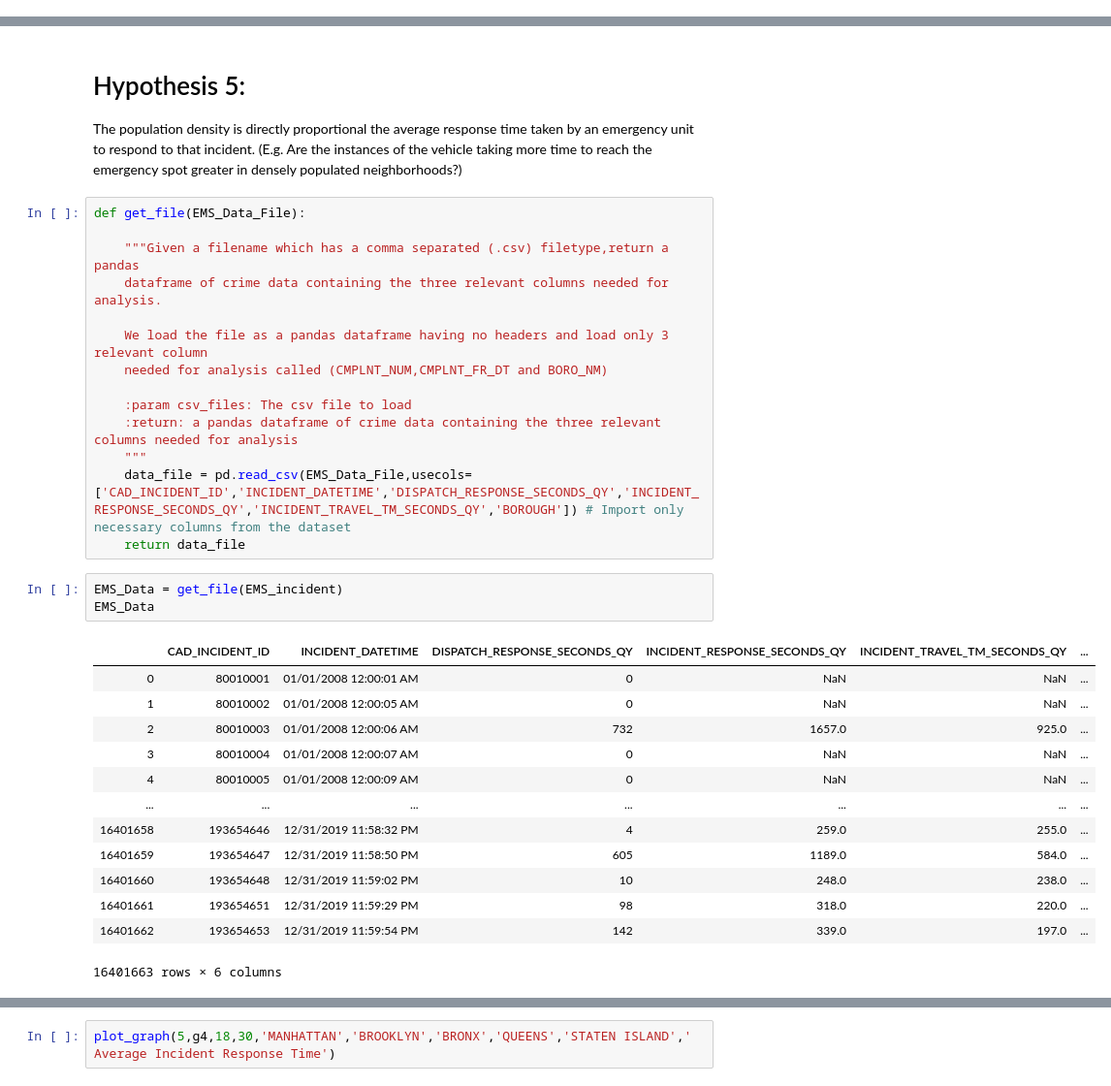
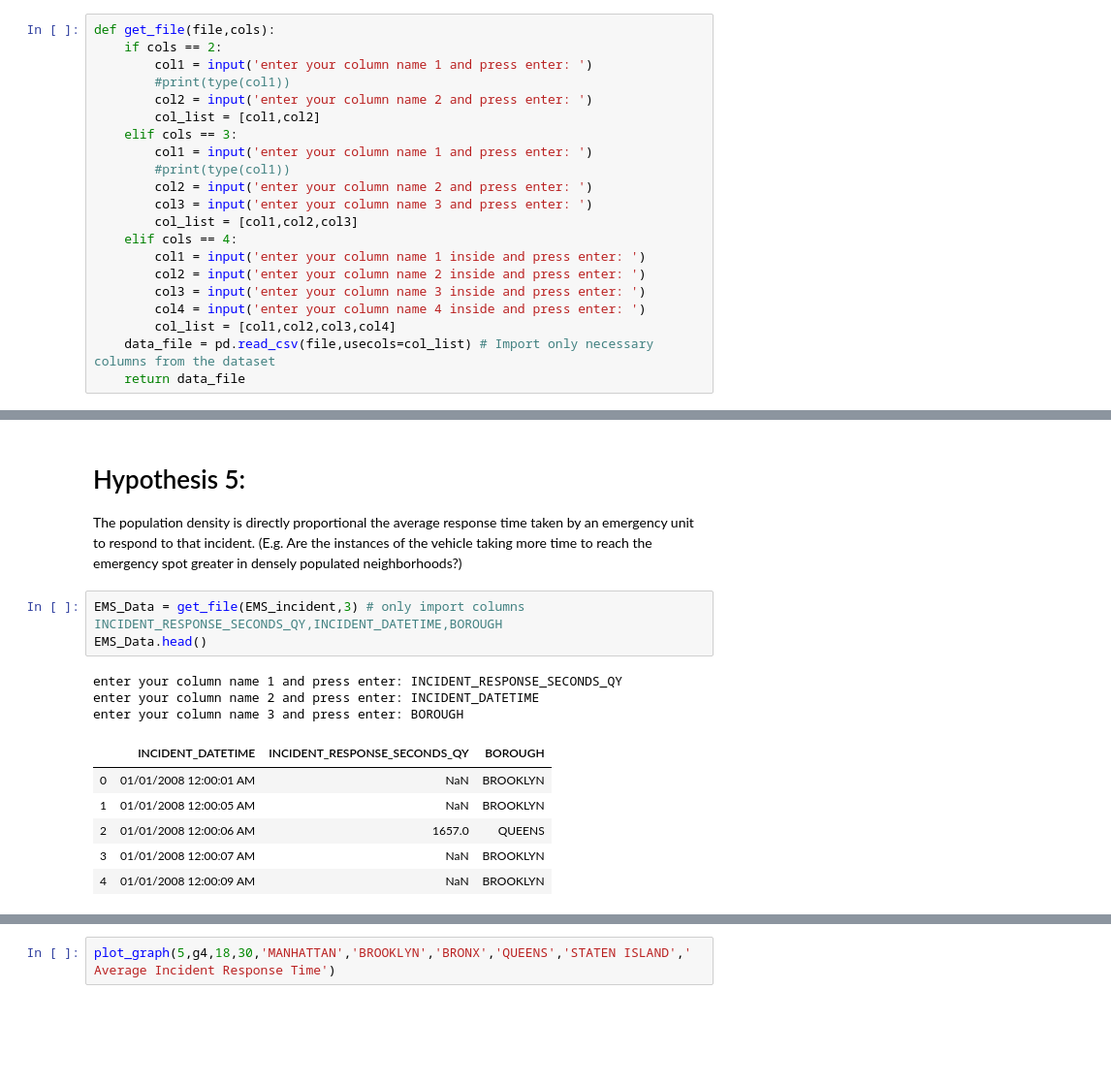
Before and after one commit to rahulrohri/PR_FP_RahulMegha, a Jupyter notebook: Final Project PR_v10.ipynb, the cells around one changed output, grey strips where cells are left out. Shown at 97% size. Saved outputs shown, nothing was run; the diff lists cells and outputs as text; blank space fills up the shorter version.

```diff
--- a/Final Project PR_v10.ipynb
+++ b/Final Project PR_v10.ipynb
@@ -55,0 +77,21 @@ NYC_Complaint_Data = get_file(Complaints)
+# %%
+def get_file(file,cols):
+    if cols == 2:
+        col1 = input('enter your column name 1 and press enter: ')
+        #print(type(col1))
+        col2 = input('enter your column name 2 and press enter: ')
+        col_list = [col1,col2]
+    elif cols == 3:
+        col1 = input('enter your column name 1 and press enter: ')
+        #print(type(col1))
+        col2 = input('enter your column name 2 and press enter: ')
+        col3 = input('enter your column name 3 and press enter: ')
+        col_list = [col1,col2,col3]
+    elif cols == 4:
+        col1 = input('enter your column name 1 inside and press enter: ')
+        col2 = input('enter your column name 2 inside and press enter: ')
+        col3 = input('enter your column name 3 inside and press enter: ')
+        col4 = input('enter your column name 4 inside and press enter: ')
+        col_list = [col1,col2,col3,col4]
+    data_file = pd.read_csv(file,usecols=col_list) # Import only necessary columns from the dataset
+    return data_file
@@ -740,34 +576,16 @@ plot_graph(5,g3,18,30,'BURGLARY','FELONY ASSAULT','FORGERY','FRAUDS','HARRASSMEN
 # %% [markdown]
 # Hypothesis 5:
 The population density is directly proportional the average response time taken by an emergency unit to respond to that incident. (E.g. Are the instances of the vehicle taking more time to reach the emergency spot greater in densely populated neighborhoods?)
-# %%
-def get_file(EMS_Data_File):
-
-    """Given a filename which has a comma separated (.csv) filetype,return a pandas
-    dataframe of crime data containing the three relevant columns needed for analysis.
-
-    We load the file as a pandas dataframe having no headers and load only 3 relevant column
-    needed for analysis called (CMPLNT_NUM,CMPLNT_FR_DT and BORO_NM)
-
-    :param csv_files: The csv file to load
-    :return: a pandas dataframe of crime data containing the three relevant columns needed for analysis
-    """
-    data_file = pd.read_csv(EMS_Data_File,usecols=['CAD_INCIDENT_ID','INCIDENT_DATETIME','DISPATCH_RESPONSE_SECONDS_QY','INCIDENT_RESPONSE_SECONDS_QY','INCIDENT_TRAVEL_TM_SECONDS_QY','BOROUGH']) # Import only necessary columns from the dataset
-    return data_file
 # %%
-EMS_Data = get_file(EMS_incident)
-EMS_Data
+EMS_Data = get_file(EMS_incident,3) # only import columns INCIDENT_RESPONSE_SECONDS_QY,INCIDENT_DATETIME,BOROUGH
+EMS_Data.head()
 # %% [output]
+enter your column name 1 and press enter: INCIDENT_RESPONSE_SECONDS_QY
+enter your column name 2 and press enter: INCIDENT_DATETIME
+enter your column name 3 and press enter: BOROUGH
-|  | CAD_INCIDENT_ID | INCIDENT_DATETIME | DISPATCH_RESPONSE_SECONDS_QY | INCIDENT_RESPONSE_SECONDS_QY | INCIDENT_TRAVEL_TM_SECONDS_QY | ... |
-| 0 | 80010001 | 01/01/2008 12:00:01 AM | 0 | NaN | NaN | ... |
-| 1 | 80010002 | 01/01/2008 12:00:05 AM | 0 | NaN | NaN | ... |
-| 2 | 80010003 | 01/01/2008 12:00:06 AM | 732 | 1657.0 | 925.0 | ... |
-| 3 | 80010004 | 01/01/2008 12:00:07 AM | 0 | NaN | NaN | ... |
-| 4 | 80010005 | 01/01/2008 12:00:09 AM | 0 | NaN | NaN | ... |
-| ... | ... | ... | ... | ... | ... | ... |
-| 16401658 | 193654646 | 12/31/2019 11:58:32 PM | 4 | 259.0 | 255.0 | ... |
-| 16401659 | 193654647 | 12/31/2019 11:58:50 PM | 605 | 1189.0 | 584.0 | ... |
-| 16401660 | 193654648 | 12/31/2019 11:59:02 PM | 10 | 248.0 | 238.0 | ... |
-| 16401661 | 193654651 | 12/31/2019 11:59:29 PM | 98 | 318.0 | 220.0 | ... |
-| 16401662 | 193654653 | 12/31/2019 11:59:54 PM | 142 | 339.0 | 197.0 | ... |
+|  | INCIDENT_DATETIME | INCIDENT_RESPONSE_SECONDS_QY | BOROUGH |
+| 0 | 01/01/2008 12:00:01 AM | NaN | BROOKLYN |
+| 1 | 01/01/2008 12:00:05 AM | NaN | BROOKLYN |
+| 2 | 01/01/2008 12:00:06 AM | 1657.0 | QUEENS |
+| 3 | 01/01/2008 12:00:07 AM | NaN | BROOKLYN |
+| 4 | 01/01/2008 12:00:09 AM | NaN | BROOKLYN |
-16401663 rows × 6 columns
```
Also changed, not shown: parts of 66 cells of this notebook.
